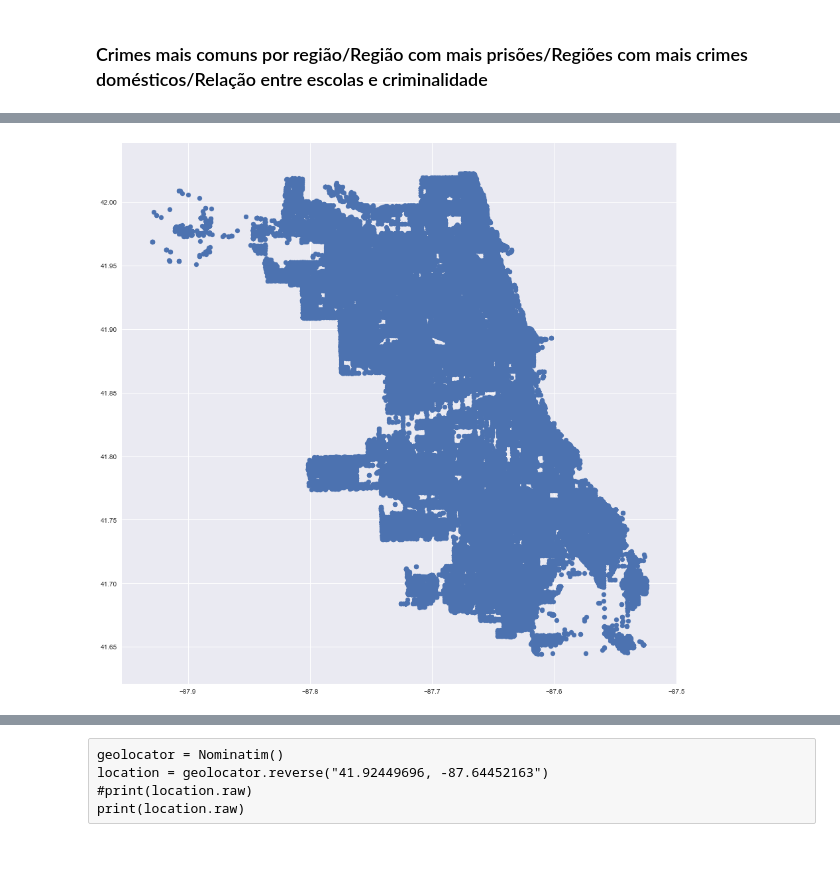
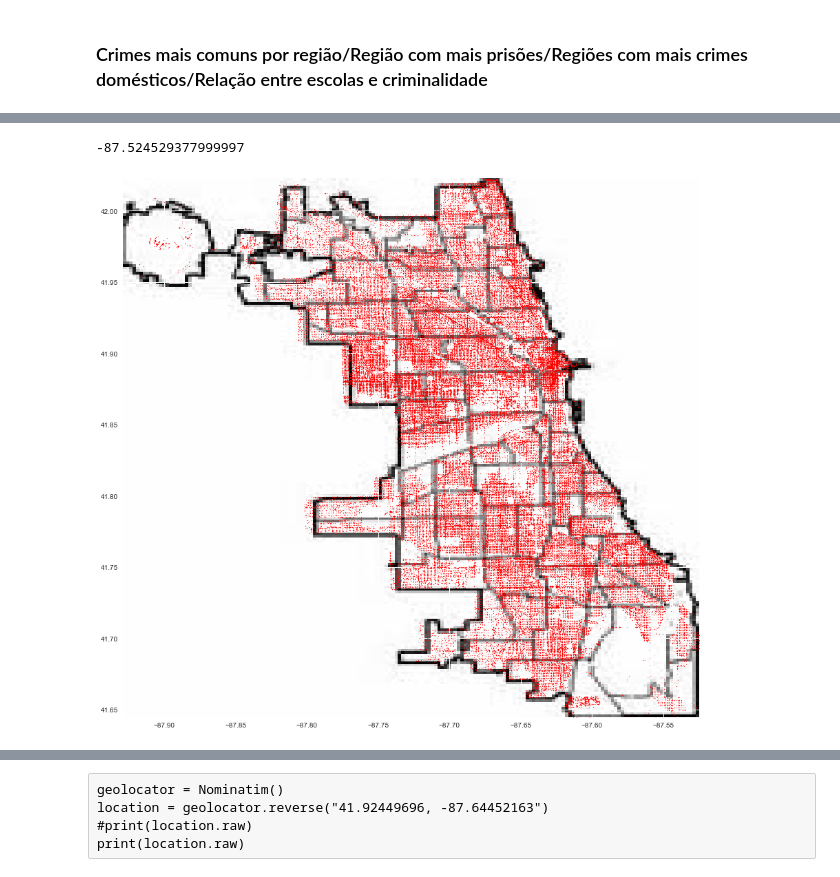
Before and after one commit to if1015-datascience-ufpe/2017-2-projeto-ajgan-rlsma-rcrs3, a Jupyter notebook: Project.ipynb, the cells around one changed output, grey strips where cells are left out. Drawn from its saved outputs; the diff is of its cells as text; code cells hidden in the pictures.

Commit message:
Plotando crimes num mapa da cidade

```diff
--- a/Project.ipynb
+++ b/Project.ipynb
@@ -713,9 +715,15 @@ crimes_upd.head()
+# %%
+crimes_upd['Lon'].max()
+# %% [output]
+-87.524529377999997
 # %%
 fig, ax = plt.subplots(figsize=(15,15))
-plt.scatter(y=crimes_upd['Lat'],x=crimes_upd['Lon'])
+plt.scatter(y=crimes_upd['Lat'],x=crimes_upd['Lon'],zorder=1,s=0.8,alpha=0.6,c='red')
+img = imread("mapa/CHmap.jpg")
+plt.imshow(img,zorder=0,extent=[-87.928909442000005, -87.524529377999997, 41.644604096000002, 42.022671246000002])
 plt.show()
 # %% [output]
-[figure, old version]
+[figure, new version]
 # %%
 crimes_upd.head()
 # %% [output]
```
Also changed, not shown: parts of 1 cell of this notebook, 1 other file.
